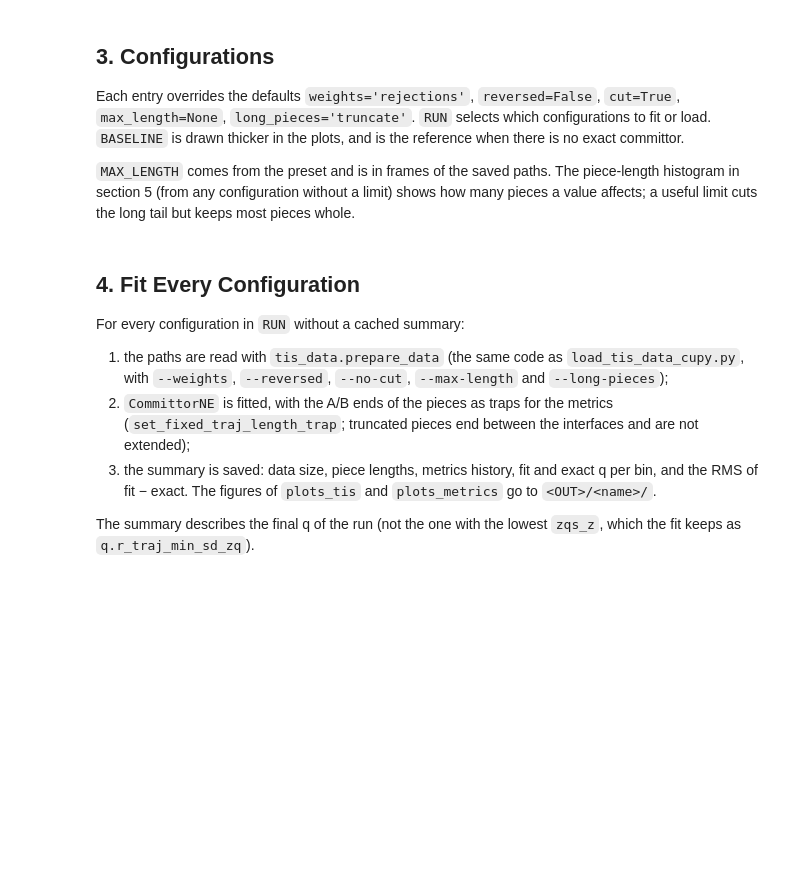
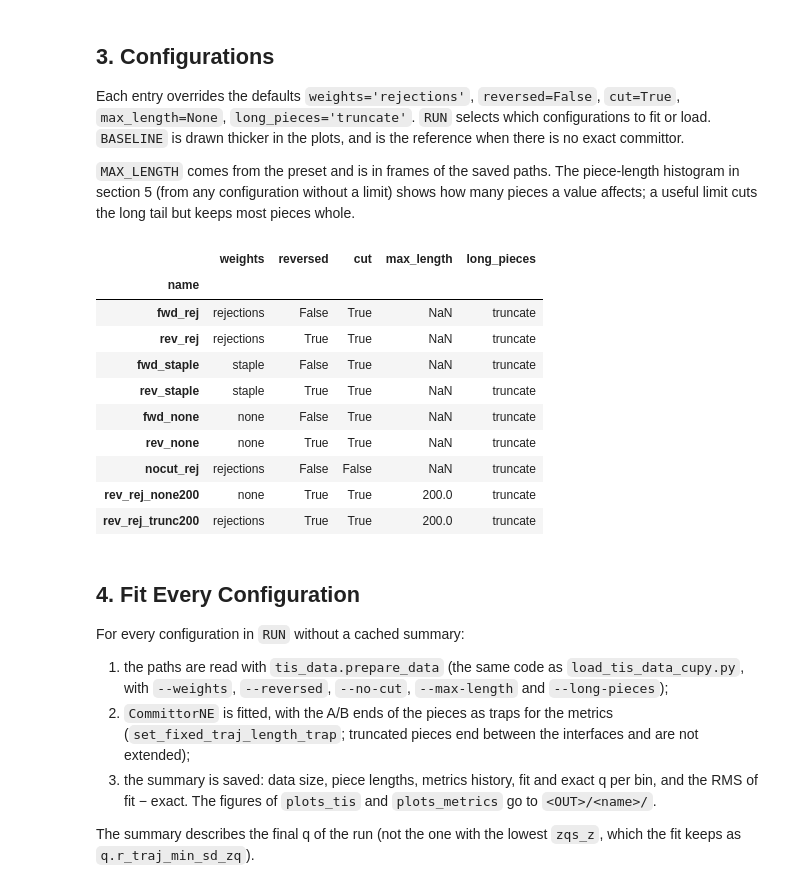
Before and after one commit to Eli4sW1ls/optimalrcs, a Jupyter notebook: examples/staple_data_choices.ipynb, the cells around one changed output. Drawn from its saved outputs; the diff is of its cells as text; code cells hidden in the pictures; blank space fills up the shorter version.

Commit message:
results staple analysis

```diff
--- a/examples/staple_data_choices.ipynb
+++ b/examples/staple_data_choices.ipynb
@@ -73,9 +73,9 @@ if SYSTEM == '1d_flat':
     # 1D flat potential, overdamped: gamma = 1, kT = 1, dt = 2e-4. Median piece about 60 frames.
     TIS_DIR = f'{SIMS}/sim_istar0br10intf'
     LAMBDA_A, LAMBDA_B = -0.1, 0.8
-    PATHS_PER_ENSEMBLE = 12000     # 7.6M frames; all 33M do not fit the GPU for the stopped Z_q
+    PATHS_PER_ENSEMBLE = 1000     # 7.6M frames; all 33M do not fit the GPU for the stopped Z_q
     PATH_SEED = 0
-    WARMUP_ITER, MAX_ITER = 0, 3000
+    WARMUP_ITER, MAX_ITER = 1000, 4000
     MAX_LENGTH = 200               # frames, for the piece-length configurations
     EDGES = (np.linspace(LAMBDA_A, LAMBDA_B, 91),)
     LABELS = ('order parameter $\\lambda$',)
@@ -113,8 +113,8 @@ else:
 # --- shared by both systems ---
 N_CVS = None                       # train on the first N CVs (None = all in order.txt)
 FIT_SEED = 0                       # CV and envelope-centre draws
-WARMUP_ENVELOPE, ENVELOPE = 1.0, 0.01
-GAMMA = 0.1
+WARMUP_ENVELOPE, ENVELOPE = 1000000, 0.01
+GAMMA = 0.
 FIT_KW = dict(ny=6, print_step=500, min_delta_x=1e-6, lazy_basis=True, save_min_metric='max_z_zq_stopped',
               metrics_print=('iter', 'delta_r2', 'max_z_zq_stopped', 'max_sd_zq_stopped', 'delta_x', 'time_elapsed'))
 MIN_COUNT = 20                     # frames a bin needs to be shown
@@ -130,27 +130,39 @@ Each entry overrides the defaults `weights='rejections'`, `reversed=False`, `cut
 # %%
 CONFIGS = [
     dict(name='fwd_rej',    weights='rejections'),
     dict(name='rev_rej',    weights='rejections', reversed=True),
     dict(name='fwd_staple', weights='staple'),
     dict(name='rev_staple', weights='staple',     reversed=True),
     dict(name='fwd_none',   weights='none'),
     dict(name='rev_none',   weights='none',       reversed=True),
     dict(name='nocut_rej',  weights='rejections', cut=False),
-    dict(name=f'rev_rej_trunc{MAX_LENGTH}', weights='rejections', reversed=True,
+    dict(name=f'rev_rej_none{MAX_LENGTH}', weights='none', reversed=True,
          max_length=MAX_LENGTH, long_pieces='truncate'),
-    dict(name=f'rev_rej_disc{MAX_LENGTH}',  weights='rejections', reversed=True,
-         max_length=MAX_LENGTH, long_pieces='discard'),
+    dict(name=f'rev_rej_trunc{MAX_LENGTH}',  weights='rejections', reversed=True,
+         max_length=MAX_LENGTH, long_pieces='truncate'),
 ]
 RUN = [c['name'] for c in CONFIGS]  # or a subset, e.g. ['fwd_rej', 'rev_rej']
 BASELINE = 'rev_rej'
 
 DEFAULTS = dict(weights='rejections', reversed=False, cut=True, max_length=None, long_pieces='truncate')
 CONFIGS = [{**DEFAULTS, **c} for c in CONFIGS]
 for c in CONFIGS:
     if c['reversed'] and not c['cut']:
         raise ValueError(f"{c['name']}: reversed pieces need the cut at M")
 assert len({c['name'] for c in CONFIGS}) == len(CONFIGS), 'configuration names must be unique'
 pd.DataFrame(CONFIGS).set_index('name')
+# %% [output]
+|  | weights | reversed | cut | max_length | long_pieces |
+| name |  |  |  |  |  |
+| fwd_rej | rejections | False | True | NaN | truncate |
+| rev_rej | rejections | True | True | NaN | truncate |
+| fwd_staple | staple | False | True | NaN | truncate |
+| rev_staple | staple | True | True | NaN | truncate |
+| fwd_none | none | False | True | NaN | truncate |
+| rev_none | none | True | True | NaN | truncate |
+| nocut_rej | rejections | False | False | NaN | truncate |
+| rev_rej_none200 | none | True | True | 200.0 | truncate |
+| rev_rej_trunc200 | rejections | True | True | 200.0 | truncate |
 # %% [markdown]
 ## 4. Fit Every Configuration
 
```
Also changed, not shown: parts of 1 cell of this notebook, 4 other files.
